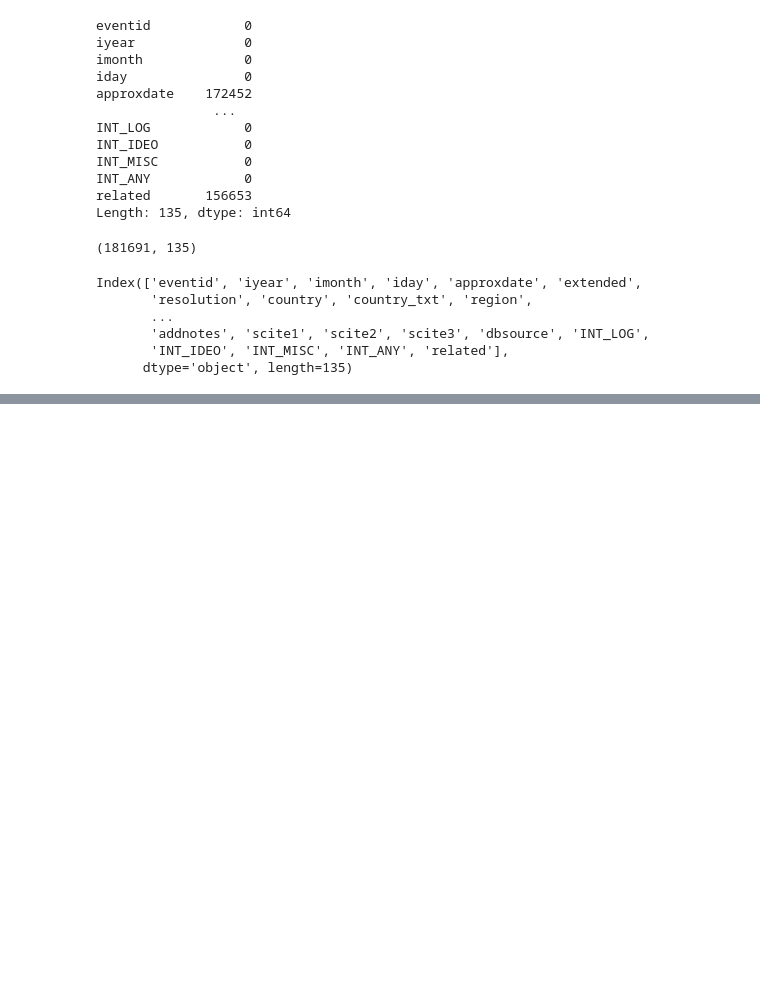
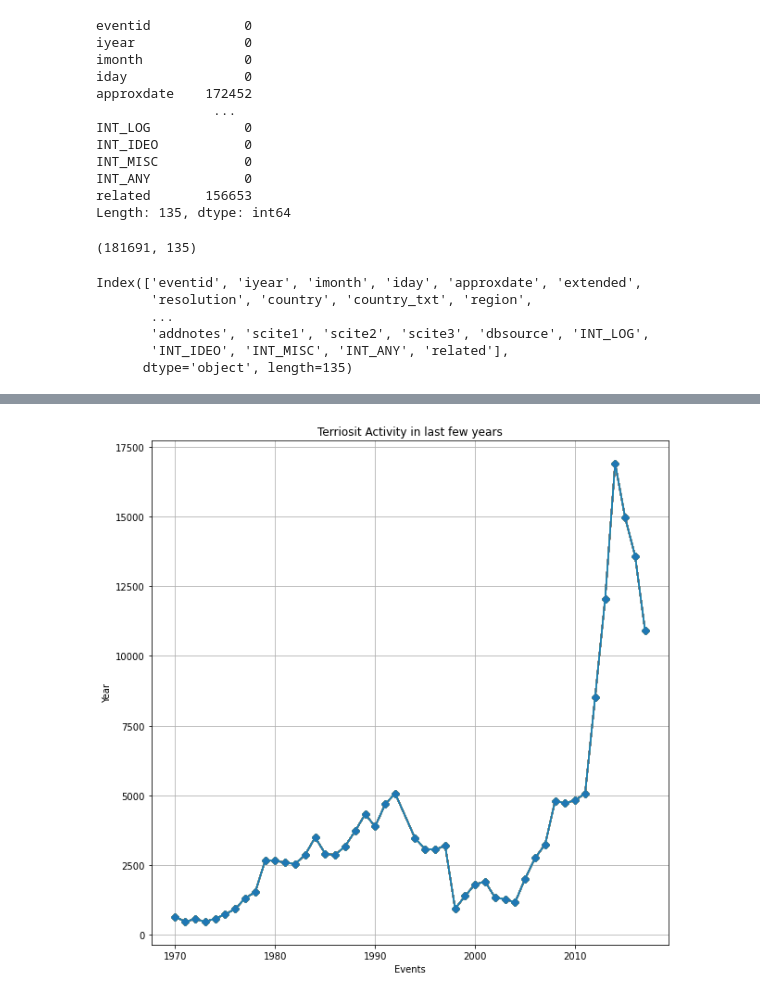
Before and after one commit to Akhil-A0402/Sparks-Machine-Learning-Internship-, a Jupyter notebook: Task04/Untitled.ipynb, the cells around one changed output, grey strips where cells are left out. Cells and saved outputs as stored; diff of their text form; code cells hidden in the pictures; blank space fills up the shorter version.

```diff
--- a/Task04/Untitled.ipynb
+++ b/Task04/Untitled.ipynb
@@ -57,4 +59,4 @@ Index(['eventid', 'iyear', 'imonth', 'iday', 'approxdate', 'extended',
 # %%
 na_values=df.isna().sum()>df.iloc[1].count()/2
 # %%
-df.drop(, axis=1, inplace=True)
+df.drop(na_values[na_values==True].index, axis=1, inplace=True)
@@ -60,0 +120,2 @@ df.drop(, axis=1, inplace=True)
+# %%
+df.dropna(inplace=True)
@@ -60,0 +142,12 @@ df.drop(, axis=1, inplace=True)
+# %%
+year= pd.DataFrame(df.groupby(["iyear"]).count())
+# %%
+plt.figure(figsize=(10, 10))
+plt.title("Terriosit Activity in last few years")
+plt.xlabel("Events")
+plt.ylabel("Year")
+plt.grid()
+plt.plot(year.index, year, marker="D")
+plt.show()
+# %% [output]
+[figure, added]
```
Also changed, not shown: parts of 15 cells of this notebook.
